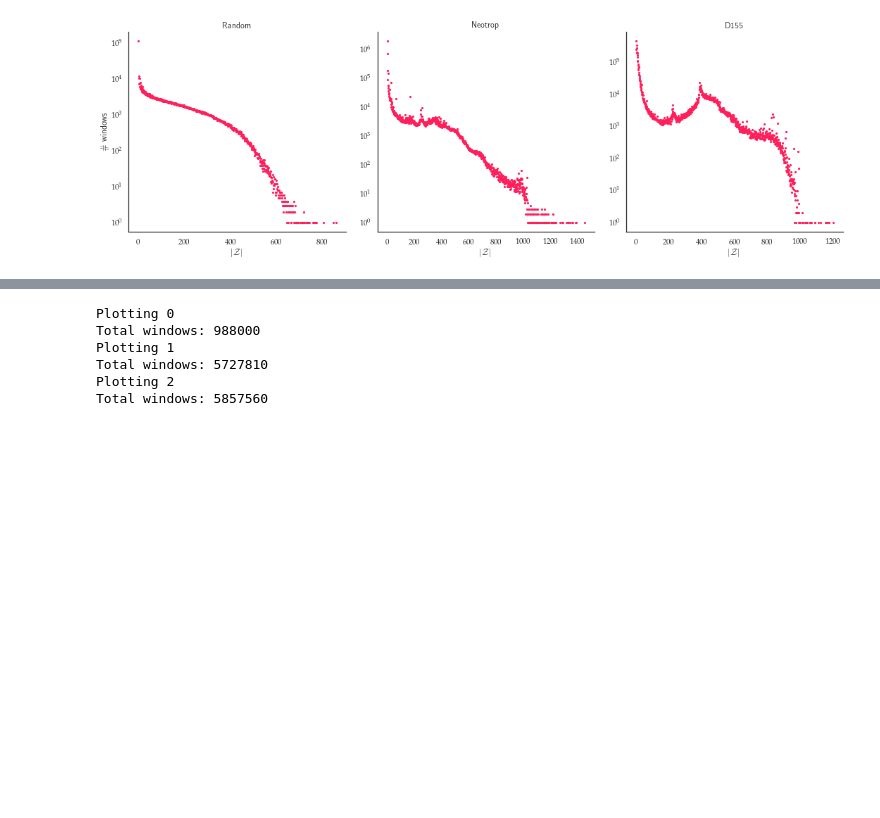
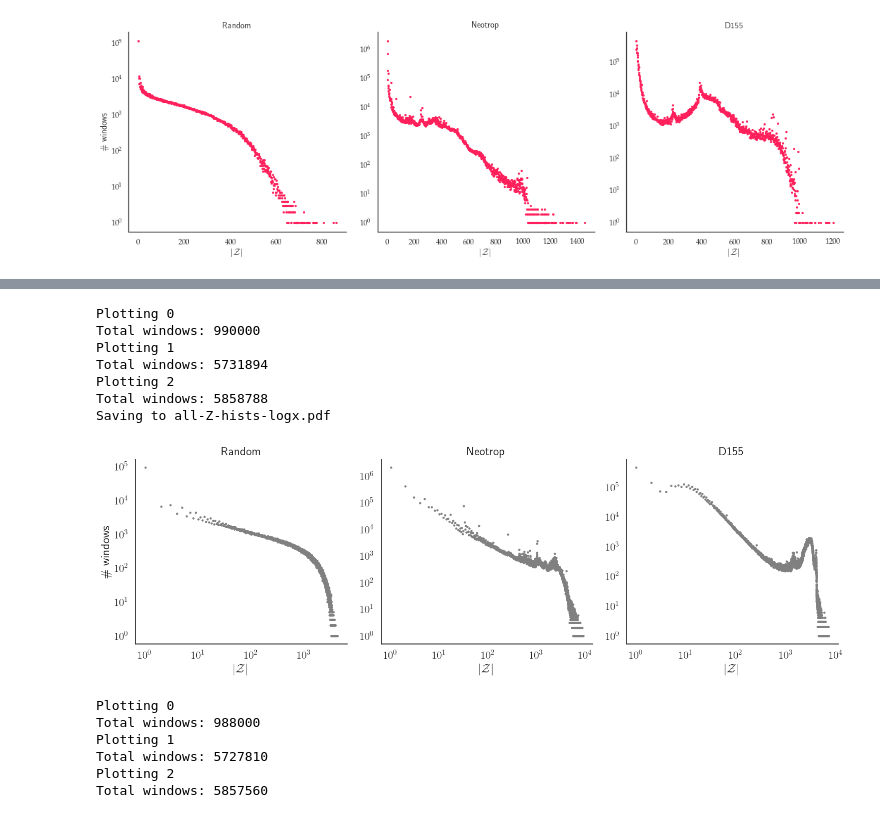
Before and after one commit to nromashchenko/pk-algs, a Jupyter notebook: plots_clean.ipynb, the cells around one changed output, grey strips where cells are left out. Cells and saved outputs as stored; diff of their text form; code cells hidden in the pictures; blank space fills up the shorter version.

```diff
--- a/plots_clean.ipynb
+++ b/plots_clean.ipynb
@@ -682,3 +667,14 @@ Saving to all-Z-hists.pdf
+# %%
+all_Z_hists(dfs, k=10, logx=True, logy=True, filename="all-Z-hists-logx.pdf")
+# %% [output]
+Plotting 0
+Total windows: 990000
+Plotting 1
+Total windows: 5731894
+Plotting 2
+Total windows: 5858788
+Saving to all-Z-hists-logx.pdf
+[figure, added]
 # %%
 all_Z_hists(dfs, k=12, logx=False, logy=True)
 # %% [output]
```
Also changed, not shown: parts of 65 cells of this notebook, 6 other files.
